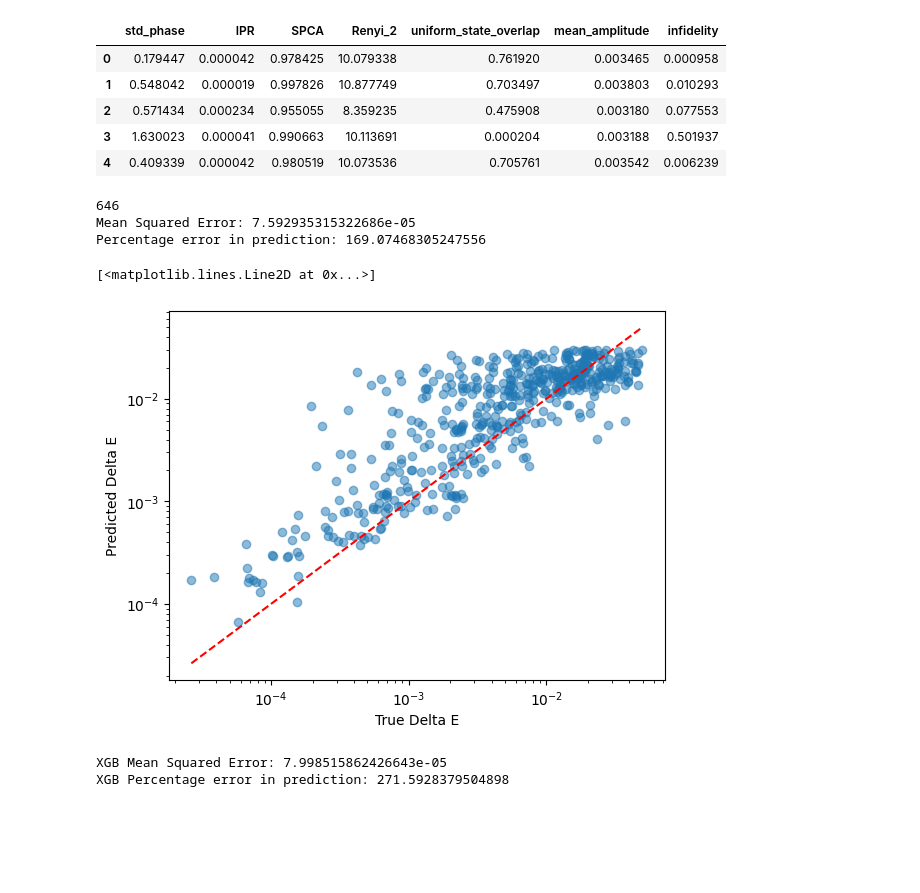
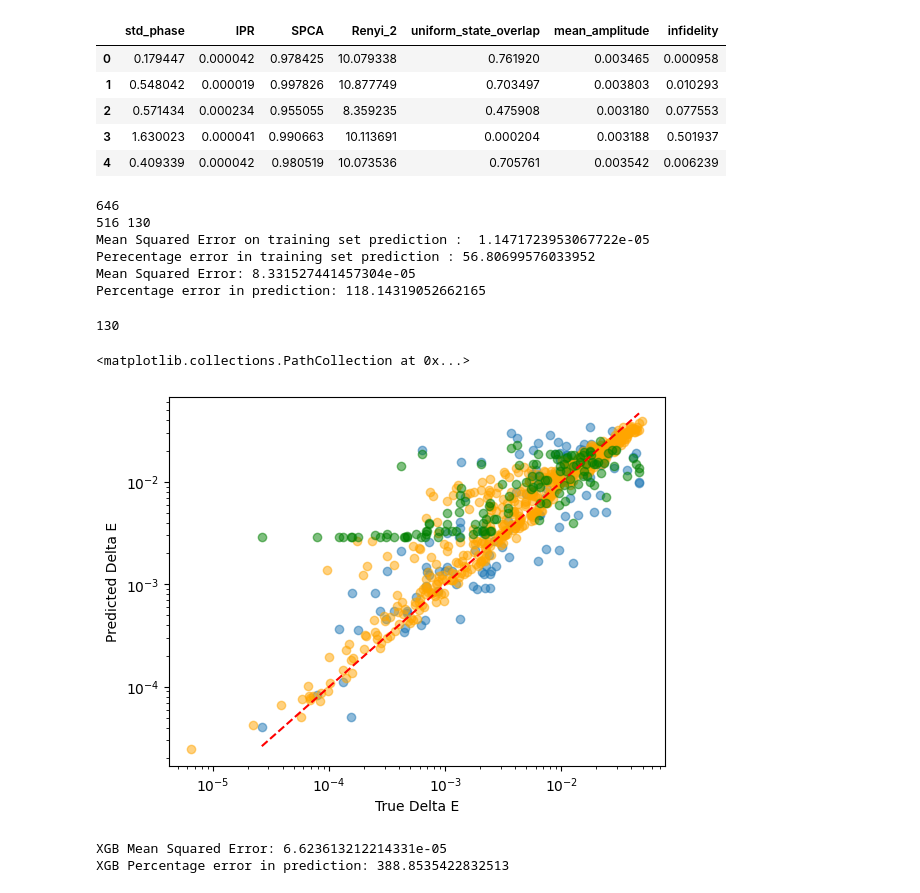
Before and after one commit to NilsNiggemann/DataMiningRBMs, a Jupyter notebook: datamine/firstpass.ipynb, the cells around one changed output. Saved outputs shown, nothing was run; the diff lists cells and outputs as text; code cells hidden in the pictures; blank space fills up the shorter version.

Commit message:
added forest model with mutual info

```diff
--- a/datamine/firstpass.ipynb
+++ b/datamine/firstpass.ipynb
@@ -31,7 +44,7 @@ data_dirs_set = ['data_optimal_basis_rbm', 'extended_data_optimal_basis_rbm']
 datadirs = [f'{data_root}/data/{data_dir_val}' for data_dir_val in data_dirs_set]
 h5_files_opt = [f'{data_root}/data/{data_dir_val}/{fp}' for data_dir_val in datadirs for fp in os.listdir(data_dir_val) if fp.endswith('.h5')]
 
-df_opt = analysis.load_outputs_to_dataframe_mult_thread(h5_files_opt, load_eigenstates=False, num_workers=8)
+df_opt = analysis.load_outputs_to_dataframe_mult_thread(h5_files_opt, load_eigenstates=False, num_workers=4)
 df_opt = analysis.attach_hypotheses_fields(df_opt, hypotheses)
 df_opt["idx"] = df_opt["file"].apply(lambda x: int(os.path.basename(x).split('_')[2]))
 print(len(df_opt))
@@ -61,37 +74,51 @@ traindf.head()
 | 3 | 1.630023 | 0.000041 | 0.990663 | 10.113691 | 0.000204 | 0.003188 | 0.501937 |
 | 4 | 0.409339 | 0.000042 | 0.980519 | 10.073536 | 0.705761 | 0.003542 | 0.006239 |
 # %%
-features = list(hypotheses.keys())
+# features = list(hypotheses.keys())
+# features = ['uniform_state_overlap']
+features = ['uniform_state_overlap', 'std_phase']
 traindf = df_opt[features + ['Delta_E']].dropna()
 traindf = traindf[traindf['Delta_E'] <  0.05]
 print(len(traindf))
-X_train, X_test, y_train, y_test = train_test_split(traindf[features], traindf['Delta_E'], test_size=0.8, random_state=42)
-model = RandomForestRegressor(n_estimators=10000, random_state=42)
+X_train, X_test, y_train, y_test = train_test_split(traindf[features], traindf['Delta_E'], test_size=0.2, random_state=42)
+print(len(X_train), len(X_test))
+model = RandomForestRegressor(n_estimators=1000, random_state=42)
 model.fit(X_train, y_train)
 y_pred = model.predict(X_test)
+y_pred_train = model.predict(X_train)
 mse = mean_squared_error(y_test, y_pred)
+print('Mean Squared Error on training set prediction : ', mean_squared_error(y_train, y_pred_train))
+print('Perecentage error in training set prediction :', 100 * np.mean(np.abs(y_train - y_pred_train) / y_train))
 print(f"Mean Squared Error: {mse}")
 print("Percentage error in prediction:", 100 * np.mean(np.abs(y_test - y_pred) / y_test))
 # %% [output]
 646
-Mean Squared Error: 7.592935315322686e-05
-Percentage error in prediction: 169.07468305247556
+516 130
+Mean Squared Error on training set prediction :  1.1471723953067722e-05
+Perecentage error in training set prediction : 56.80699576033952
+Mean Squared Error: 8.331527441457304e-05
+Percentage error in prediction: 118.14319052662165
 # %%
 fig, ax = plt.subplots()
+print(len(y_test))
 ax.scatter(y_test, y_pred, alpha=0.5)
+ax.scatter(y_train, y_pred_train, alpha=0.5, color='orange')
 ax.set_xscale('log')
 ax.set_yscale('log')
 ax.set_xlabel('True Delta E')
 ax.set_ylabel('Predicted Delta E')
+# ax.scatter(df_opt['Delta_E'], df_opt["uniform_state_overlap"],color='red',alpha=0.5)
 ax.plot([min(y_test), max(y_test)], [min(y_test), max(y_test)], 'r--')
+ax.scatter(y_test, y_pred_xgb, alpha=0.5, color='green')
 # %% [output]
-[<matplotlib.lines.Line2D at 0x...>]
+130
+<matplotlib.collections.PathCollection at 0x...>
-[figure, old version]
+[figure, new version]
 # %%
 xgbmodel = XGBRegressor(n_estimators=10000,
                         random_state=42,
-                        learning_rate=0.01,
-                        early_stopping_rounds=10
+                        learning_rate=0.001,
+                        early_stopping_rounds=100
                         )
 xgbmodel.fit(X_train, y_train, eval_set=[(X_test, y_test)], verbose=False)
 y_pred_xgb = xgbmodel.predict(X_test)
@@ -99,8 +126,8 @@ mse_xgb = mean_squared_error(y_test, y_pred_xgb)
 print(f"XGB Mean Squared Error: {mse_xgb}")
 print("XGB Percentage error in prediction:", 100 * np.mean(np.abs(y_test - y_pred_xgb) / y_test))
 # %% [output]
-XGB Mean Squared Error: 7.998515862426643e-05
-XGB Percentage error in prediction: 271.5928379504898
+XGB Mean Squared Error: 6.623613212214331e-05
+XGB Percentage error in prediction: 388.8535422832513
 # %%
 fig, ax = plt.subplots(2)
 ax[0].bar(features, xgbmodel.feature_importances_)
```
Also changed, not shown: parts of 8 cells of this notebook, 4 other files.
